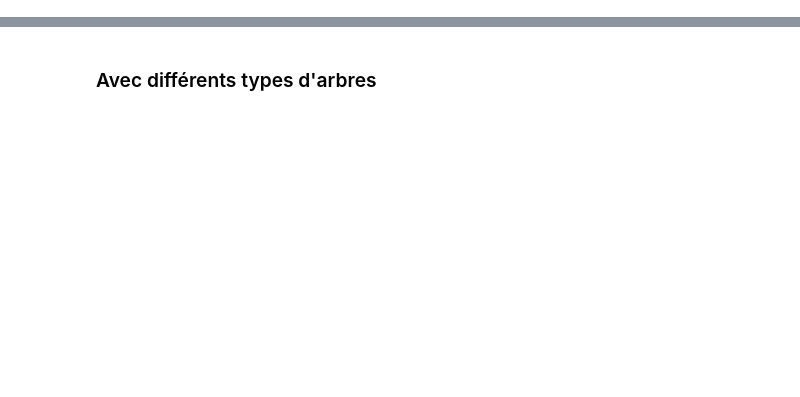
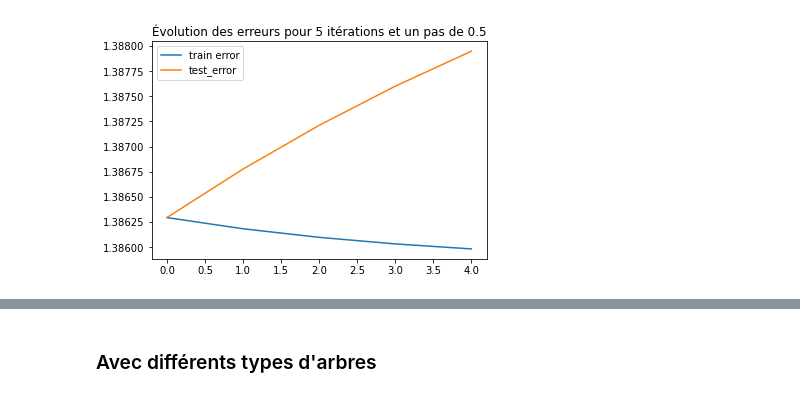
Before and after one commit to Ivanbtz9/Master2_datascience, a Jupyter notebook: Apprentissage Statistique_Panloup/TP2_Random_forest/Exercice_4.ipynb, the cells around one changed output, grey strips where cells are left out. Saved outputs shown, nothing was run; the diff lists cells and outputs as text; code cells hidden in the pictures; blank space fills up the shorter version.

```diff
--- a/Apprentissage Statistique_Panloup/TP2_Random_forest/Exercice_4.ipynb
+++ b/Apprentissage Statistique_Panloup/TP2_Random_forest/Exercice_4.ipynb
@@ -41,0 +133,45 @@ accuracy score test 0.575
+# %%
+
+def GB(X_train, X_test, Y_train, Y_test, eta=0.01, it=1,display = True):
+    Err_train = []
+    Err_test = []
+
+    updates = []  # Liste pour stocker les mises à jour cumulatives
+
+    # Fonction F initiale
+    F_init = lambda x: np.zeros(K)
+
+    # Fonction F qui applique toutes les mises à jour, une fonction de R**p dans R**K
+    def F(x):
+        result = F_init(x)
+        for update in updates:
+            result += update
+        return result
+
+    n = len(Y_train)
+    for k in range(it):
+        Err_train.append(Cn(F, Y_train, X_train))
+        Err_test.append(Cn(F, Y_test, X_test))
+
+        grad_sum_cost = np.zeros(K)
+        for i in range(n):
+            grad_sum_cost -= grad_psi(Y_train[i], F(X_train[i]))
+
+        grad_mean_cost = grad_sum_cost / n #Correspond au gradient de Cn(Z1,Z2,..,Zn)
+
+        # Ajout de la mise à jour actuelle à la liste des mises à jour
+        updates.append(eta * grad_mean_cost)
+
+    if display:
+        plt.plot(Err_train,label='train error')
+        plt.plot(Err_test,label = 'test_error')
+        plt.title(f"Évolution des erreurs pour {it} itérations et un pas de {eta}" )
+        plt.legend()
+
+
+    return F, Err_train, Err_test
+
+# Exemple d'appel de la fonction
+F, Err_train, Err_test = GB(X_train, X_test, Y_train, Y_test, eta=0.5, it=5,display = True)
+# %% [output]
+[figure, added]
```
Also changed, not shown: parts of 27 cells of this notebook, 25 other files.
